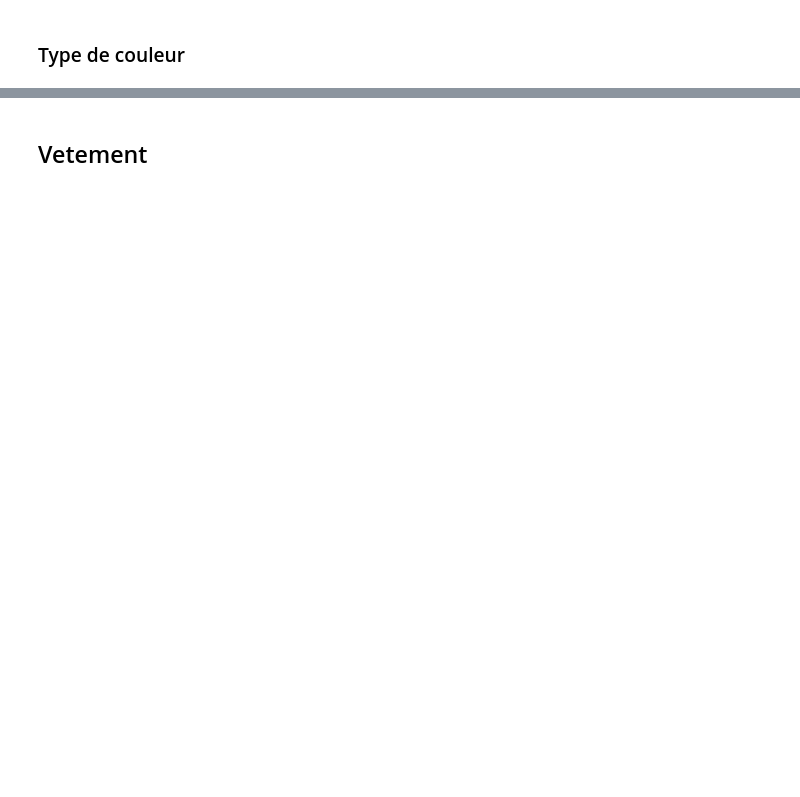
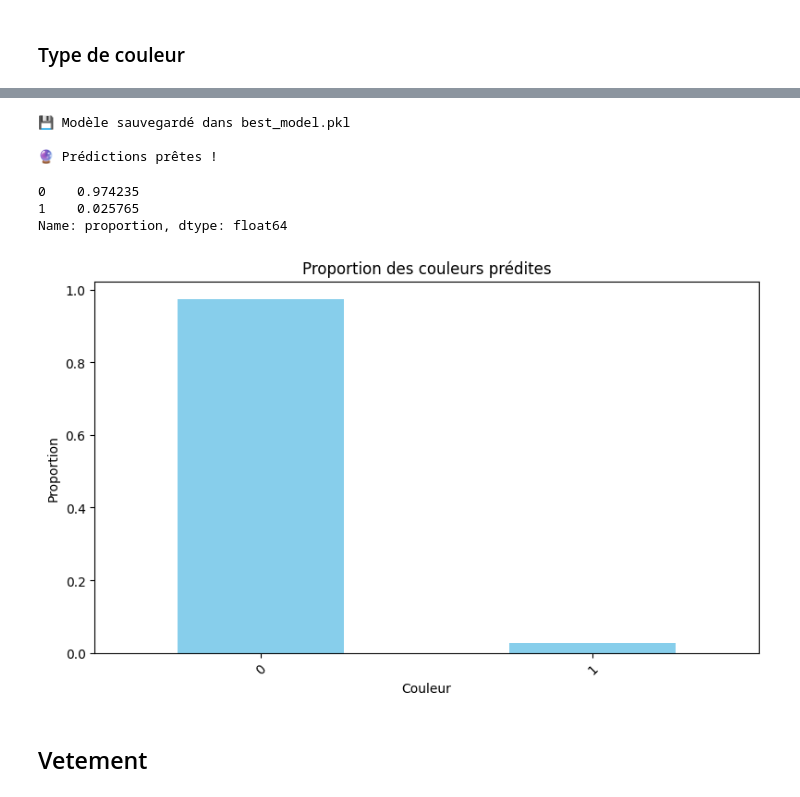
Before and after one commit to Melanie-Gomis/Marathon_du_web_couleurs_automobiles, a Jupyter notebook: Prediction.ipynb, the cells around one changed output, grey strips where cells are left out. Cells and saved outputs as stored; diff of their text form; code cells hidden in the pictures; blank space fills up the shorter version.

Commit message:
Amélioration de Prediction.ipynb

```diff
--- a/Prediction.ipynb
+++ b/Prediction.ipynb
@@ -479,10 +684,7 @@ preprocessor = ColumnTransformer(
     ]
 )
 # %%
-from sklearn.ensemble import RandomForestClassifier
-from sklearn.pipeline import Pipeline
-
-model = Pipeline(steps=[
+model_general = Pipeline(steps=[
     ("preprocessor", preprocessor),
     ("classifier", RandomForestClassifier(random_state=42))
 ])
@@ -493,4 +693,4 @@ X_train, X_test, y_train, y_test = train_test_split(
     X, y, test_size=0.2, random_state=42
 )
 # %%
-model.fit(X_train, y_train)
+model_general.fit(X_train, y_train)
@@ -497,5 +705,4 @@ model.fit(X_train, y_train)
 # %%
-from sklearn.metrics import accuracy_score
-
-y_pred = model.predict(X_test)
+y_pred = model_general.predict(X_test)
 print("Accuracy :", accuracy_score(y_test, y_pred))
+print("F1-score :", f1_score(y_test, y_pred, average="weighted"))
@@ -502,3 +1255,58 @@ print("Accuracy :", accuracy_score(y_test, y_pred))
+# %%
+# -----------------------------
+# SAUVEGARDE
+# -----------------------------
+joblib.dump({
+    "model": best_model,
+    "features": best_features,
+    "label_encoder": le
+}, "best_model.pkl")
+
+print("\n💾 Modèle sauvegardé dans best_model.pkl")
+
+# -----------------------------
+# REUTILISATION DU MODELE
+# -----------------------------
+data = joblib.load("best_model.pkl")
+
+best_model = data["model"]
+best_features = data["features"]
+le = data["label_encoder"]
+
+X_test_best = test[best_features]
+
+predictions = best_model.predict(X_test_best)
+
+# 🔁 retour aux labels d'origine
+predictions = le.inverse_transform(predictions)
+
+print("\n🔮 Prédictions prêtes !")
+# %% [output]
+💾 Modèle sauvegardé dans best_model.pkl
+
+🔮 Prédictions prêtes !
+# %%
+y_pred = pipe.predict(X_test)
+# %%
+counts = pd.Series(y_pred).value_counts(normalize=True)
+print(counts)
+
+# Graphique
+plt.figure(figsize=(8,5))
+counts.plot(kind='bar', color='skyblue')
+
+plt.title("Proportion des couleurs prédites")
+plt.xlabel("Couleur")
+plt.ylabel("Proportion")
+plt.xticks(rotation=45)
+
+plt.tight_layout()
+plt.show()
+# %% [output]
+0    0.974235
+1    0.025765
+Name: proportion, dtype: float64
+[figure, added]
 # %% [markdown]
 ## Vetement
 # %%
```
Also changed, not shown: parts of 33 cells of this notebook, 5 other files.
